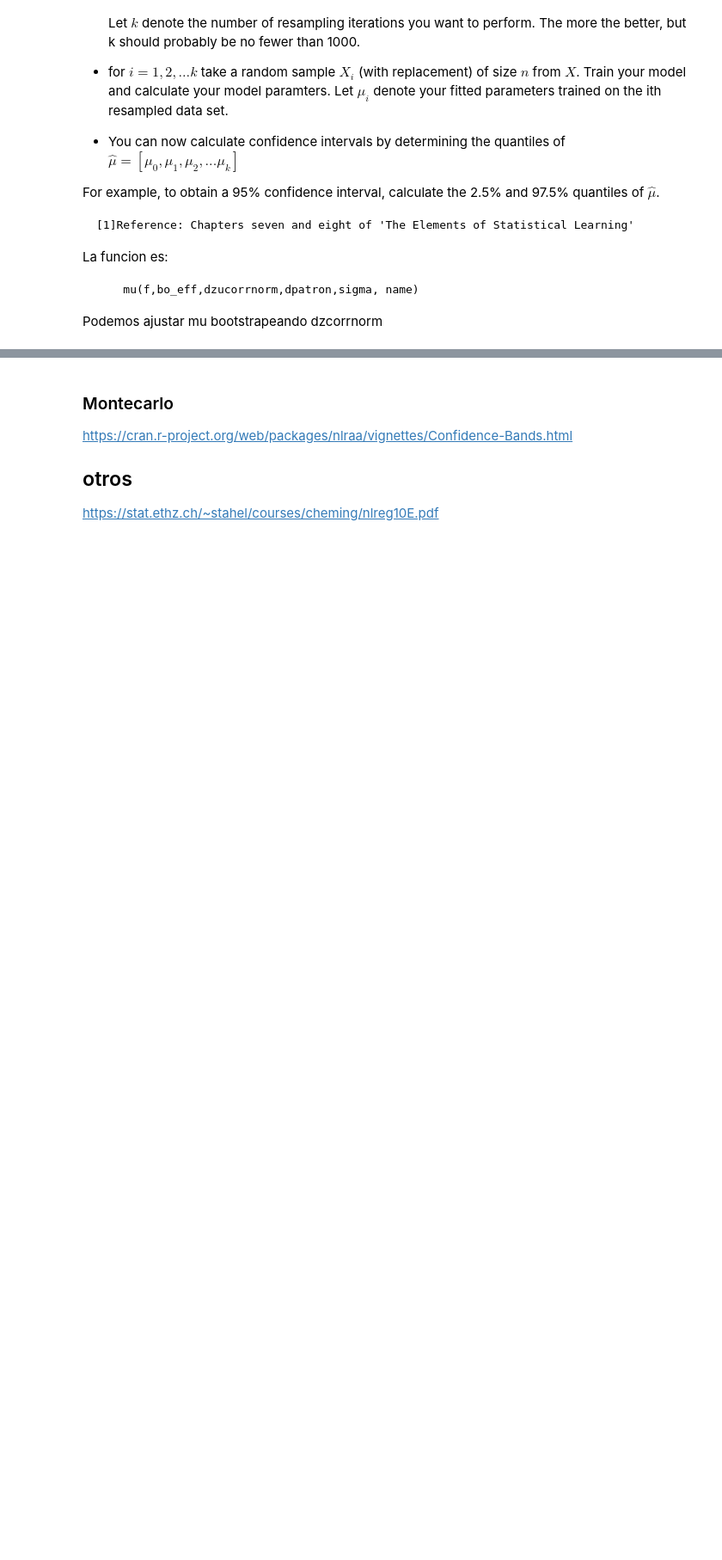
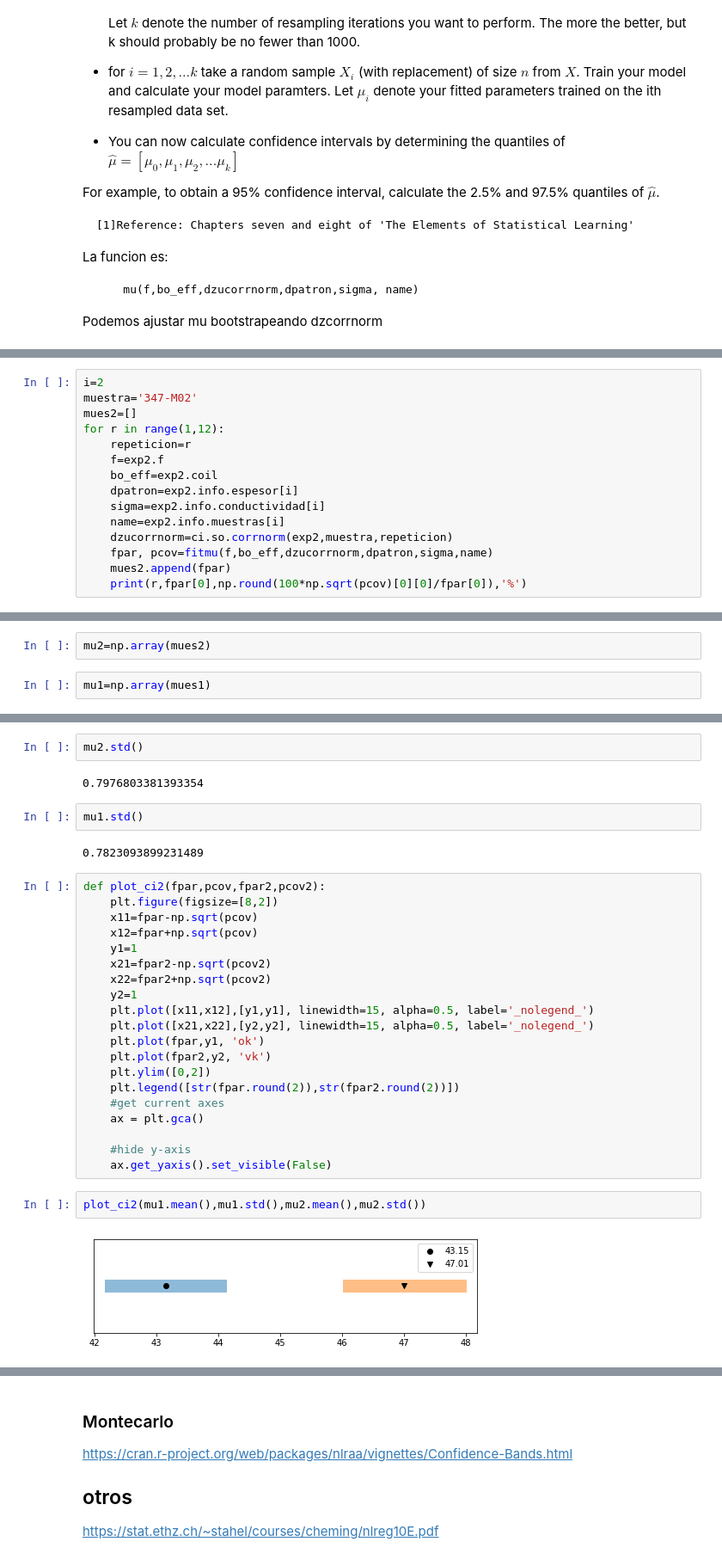
Before and after one commit to carabedo/iamend_test, a Jupyter notebook: test conf int nonlinear.ipynb, the cells around one changed output, grey strips where cells are left out. Shown: that part at 86% size. Saved outputs shown, nothing was run; the diff lists cells and outputs as text; blank space fills up the shorter version.

```diff
--- a/test conf int nonlinear.ipynb
+++ b/test conf int nonlinear.ipynb
@@ -218,0 +281,15 @@ exp.info
+# %%
+i=2
+muestra='347-M02'
+mues2=[]
+for r in range(1,12):
+    repeticion=r
+    f=exp2.f
+    bo_eff=exp2.coil
+    dpatron=exp2.info.espesor[i]
+    sigma=exp2.info.conductividad[i]
+    name=exp2.info.muestras[i]
+    dzucorrnorm=ci.so.corrnorm(exp2,muestra,repeticion)
+    fpar, pcov=fitmu(f,bo_eff,dzucorrnorm,dpatron,sigma,name)
+    mues2.append(fpar)
+    print(r,fpar[0],np.round(100*np.sqrt(pcov)[0][0]/fpar[0]),'%')
@@ -218,0 +308,4 @@ exp.info
+# %%
+mu2=np.array(mues2)
+# %%
+mu1=np.array(mues1)
@@ -218,0 +320,32 @@ exp.info
+# %%
+mu2.std()
+# %% [output]
+0.7976803381393354
+# %%
+mu1.std()
+# %% [output]
+0.7823093899231489
+# %%
+def plot_ci2(fpar,pcov,fpar2,pcov2):
+    plt.figure(figsize=[8,2])
+    x11=fpar-np.sqrt(pcov)
+    x12=fpar+np.sqrt(pcov)
+    y1=1
+    x21=fpar2-np.sqrt(pcov2)
+    x22=fpar2+np.sqrt(pcov2)
+    y2=1
+    plt.plot([x11,x12],[y1,y1], linewidth=15, alpha=0.5, label='_nolegend_')
+    plt.plot([x21,x22],[y2,y2], linewidth=15, alpha=0.5, label='_nolegend_')
+    plt.plot(fpar,y1, 'ok')
+    plt.plot(fpar2,y2, 'vk')
+    plt.ylim([0,2])
+    plt.legend([str(fpar.round(2)),str(fpar2.round(2))])
+    #get current axes
+    ax = plt.gca()
+
+    #hide y-axis
+    ax.get_yaxis().set_visible(False)
+# %%
+plot_ci2(mu1.mean(),mu1.std(),mu2.mean(),mu2.std())
+# %% [output]
+[figure, added]
```
Also changed, not shown: parts of 44 cells of this notebook, 2 other files.
